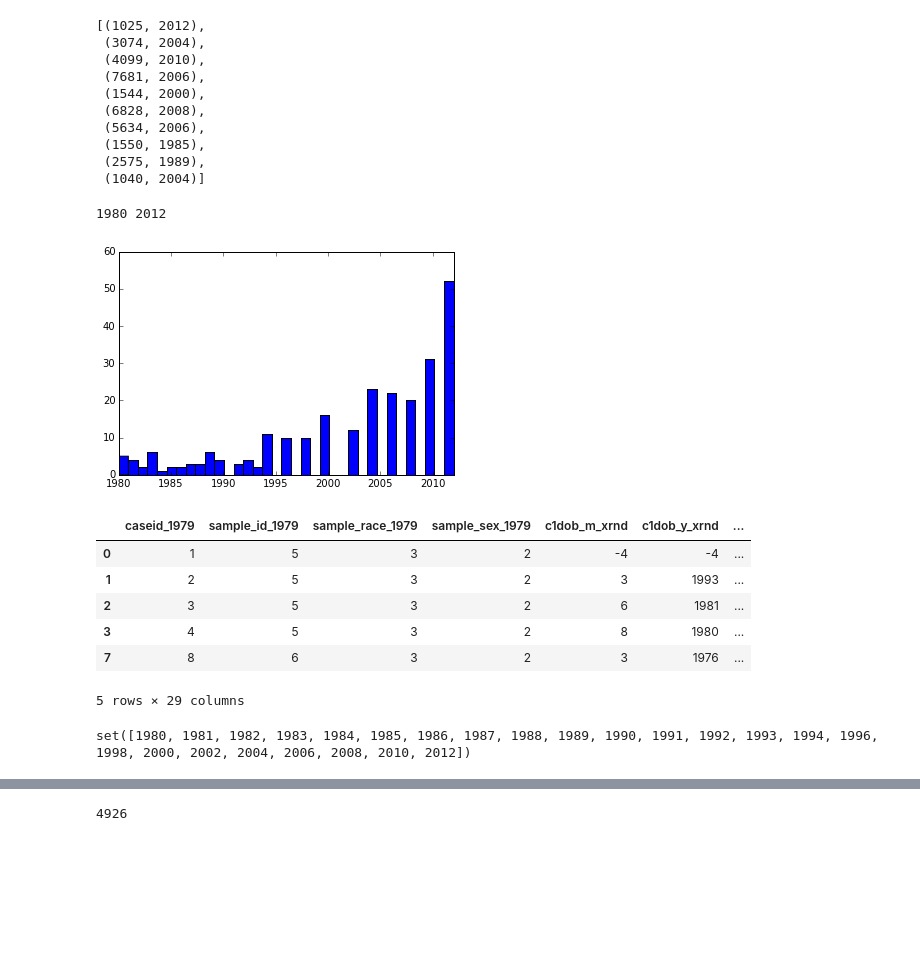
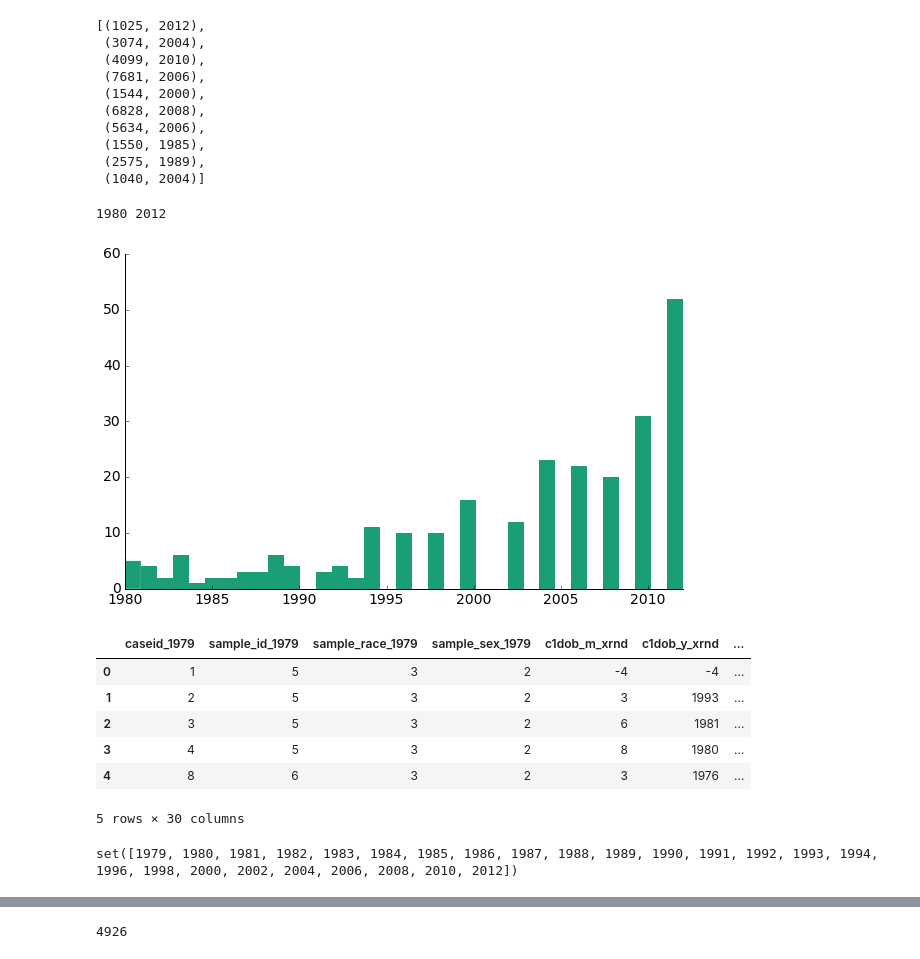
Before and after one commit to jolynn/Optout, a Jupyter notebook: 1sample_selection.ipynb, the cells around one changed output, grey strips where cells are left out. Cells and saved outputs as stored; diff of their text form; code cells hidden in the pictures; blank space fills up the shorter version.

Commit message:
sample selection for R&R

```diff
--- a/1sample_selection.ipynb
+++ b/1sample_selection.ipynb
@@ -144,11 +178,12 @@ set(dob_df.y_dob_1979.values)
-# %%
-def get_y_dob(i):
-    """Given respondent id i, return the year in the respondent's date of birth."""
-    y = dob_df[dob_df.caseid_1979==i].iloc[0]['y_dob_1979']
-    return y+1900
-
-#create a new column of birty year
-sample_df['y_dob'] = sample_df.caseid_1979.map(get_y_dob)
+# %%
+# add birth year and birth month
+sample_df = sample_df.merge(dob_df[['caseid_1979', 'y_dob_1979', 'm_dob_1979']], on='caseid_1979')
+
+# rename
+sample_df = sample_df.rename(index=str, columns={"y_dob_1979": "y_dob", "m_dob_1979":"m_dob"})
+# %%
+# add 1900 to dob year
+sample_df.y_dob = sample_df.y_dob.map(lambda x: x+1900)
 # %%
 #create a new column of the year in which R turns age 35
 sample_df['y_age35'] = sample_df.y_dob.map(lambda x: x+35)
@@ -167,6 +202,6 @@ sample_df.head()
 # %%
 #read reson-for-non-interview data
-rni_df = pd.read_csv('input_data/reasonnonint.csv')
+rni_df = pd.read_csv('../data/reasonnonint.csv')
 rni_df.head()
 # %% [output]
 |  | caseid_1979 | rni_1980 | rni_1981 | rni_1982 | rni_1983 | rni_1984 | rni_1985 | rni_1986 | rni_1987 | rni_1988 | ... |
@@ -217,15 +252,15 @@ deceased.items()[:10]
 # %%
 #distribution of the years in which respondents deceased
 print min(deceased.values()), max(deceased.values())
 plt.hist(deceased.values(), bins=35)
 plt.xlim(min(deceased.values()), max(deceased.values()))
-plt.show()
+remove_border()
 # %% [output]
 1980 2012
-[figure, old version]
+[figure, new version]
 # %%
 #add column year of death
-sample_df['y_deceased'] = [deceased[i] if i in deceased.keys() else None for i in sample]
+sample_df['y_deceased'] = [deceased.get(i) for i in sample]
 sample_df.head()
 # %% [output]
 |  | caseid_1979 | sample_id_1979 | sample_race_1979 | sample_sex_1979 | c1dob_m_xrnd | c1dob_y_xrnd | ... |
@@ -233,11 +268,12 @@ sample_df.head()
 | 1 | 2 | 5 | 3 | 2 | 3 | 1993 | ... |
 | 2 | 3 | 5 | 3 | 2 | 6 | 1981 | ... |
 | 3 | 4 | 5 | 3 | 2 | 8 | 1980 | ... |
-| 7 | 8 | 6 | 3 | 2 | 3 | 1976 | ... |
+| 4 | 8 | 6 | 3 | 2 | 3 | 1976 | ... |
-5 rows × 29 columns
+5 rows × 30 columns
 # %%
-#determine last valid year. last valid year is the year after which all rni shows non-negative-four
-#-4 means the respondent was interviewed
+#determine last valid year
+#last valid year is the year after which all rni stopped being -4
+#-4 means the respondent was valid skip, i.e. interviewed
 last_yr = []
 
 for i in sample: #iterate through the sample
@@ -245,21 +281,24 @@ for i in sample: #iterate through the sample
     #find the row in reason-noninterview dataframe that corresponds to the given id
     row = rni_df[rni_df.caseid_1979==i].iloc[0]
 
-    #start from the most recent wave and go back until we find a value that is not -4
-    j = -1
-    while row[j] != -4:
-        if row.index[j-1] == 'caseid_1979':
-            break
-        else:
-            j -= 1
+    # remove the first variable caseid_1979
+    vals = row.values.tolist()[1:]
 
-    #we can get the survey year from the variable name
-    col_name = row.index[j]
-    last_yr.append(int(col_name[-4:]))
+    # find the last index -4 appeared
+    if not -4 in vals: # respondent stopped participating since 1980, so last valid year is 1979
+        last_yr.append(1979)
+
+    else:
+        last_ind = len(vals) - 1 - vals[::-1].index(-4) # last index at which -4 appeared
+
+        #get the survey year from the variable name
+        col_name = row.index[last_ind+1]
+        last_yr.append(int(col_name[-4:]))
+
 
 print set(last_yr)
 # %% [output]
-set([1980, 1981, 1982, 1983, 1984, 1985, 1986, 1987, 1988, 1989, 1990, 1991, 1992, 1993, 1994, 1996, 1998, 2000, 2002, 2004, 2006, 2008, 2010, 2012])
+set([1979, 1980, 1981, 1982, 1983, 1984, 1985, 1986, 1987, 1988, 1989, 1990, 1991, 1992, 1993, 1994, 1996, 1998, 2000, 2002, 2004, 2006, 2008, 2010, 2012])
 # %%
 #add last valid year as a new column to sample_df
 sample_df['last_yr'] = last_yr
```
Also changed, not shown: parts of 61 cells of this notebook.
